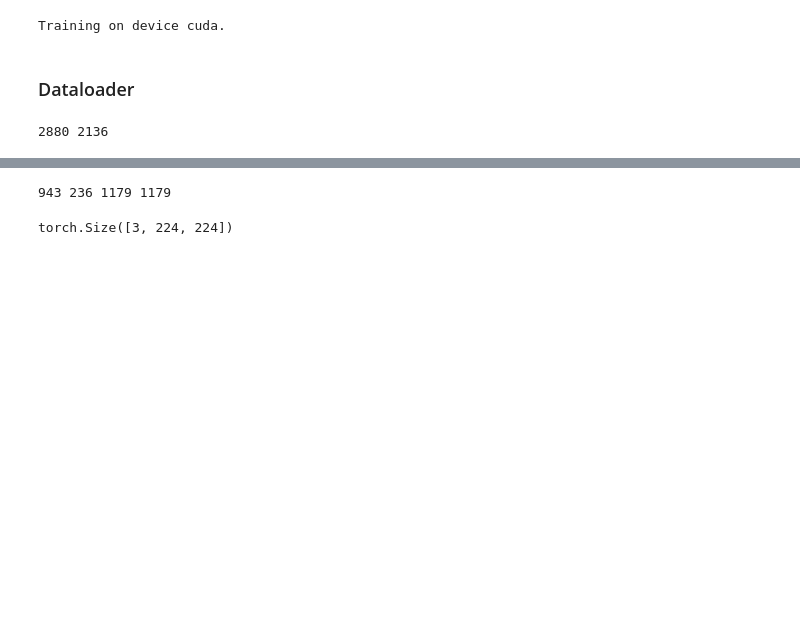
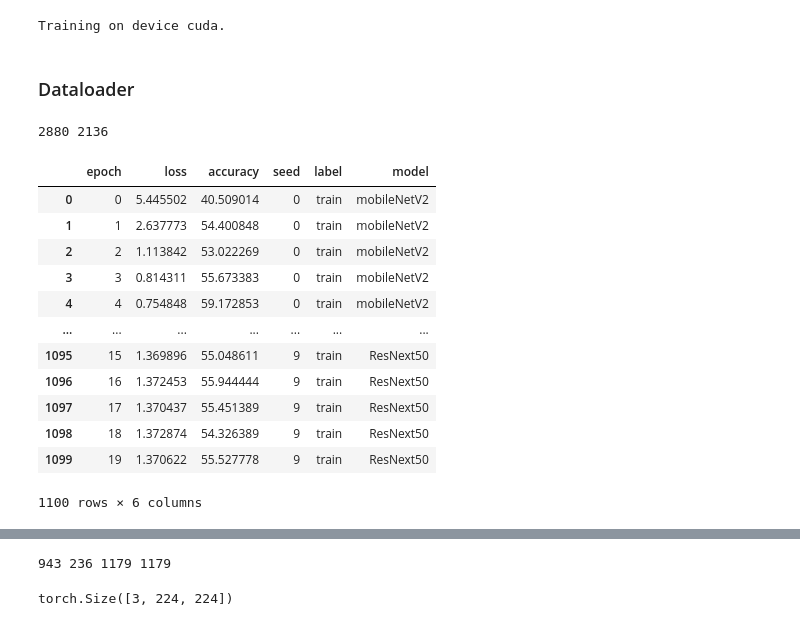
Before and after one commit to Catonpancake/AdvancedNN, a Jupyter notebook: retinatask.ipynb, the cells around one changed output, grey strips where cells are left out. Drawn from its saved outputs; the diff is of its cells as text; code cells hidden in the pictures; blank space fills up the shorter version.

```diff
--- a/retinatask.ipynb
+++ b/retinatask.ipynb
@@ -42,3 +43,53 @@ width, height = image.size
 print(width, height)
 # %% [output]
 2880 2136
+# %%
+with open('mobileNetV2.pkl', 'rb') as f:
+	mobileNetV2 = pkl.load(f)
+with open('densenet201_29647720.pkl', 'rb') as f:
+	densenet201 = pkl.load(f)
+with open('ResNext50.pkl', 'rb') as f:
+	ResNext50 = pkl.load(f)
+
+
+mobileNetV2_t = mobileNetV2.loc[:,['Training Loss','Training Accuracy', 'Seeds']]
+mobileNetV2_v = mobileNetV2.loc[:,['Validation Loss','Validation Accuracy', 'Seeds']]
+mobileNetV2_t = mobileNetV2_t.rename(columns={'Training Loss':'loss', 'Training Accuracy': 'accuracy'})
+mobileNetV2_v = mobileNetV2_v.rename(columns={'Validation Loss':'loss', 'Validation Accuracy': 'accuracy'})
+mobileNetV2_t['lable'] = 'train'
+mobileNetV2_v['lable'] = 'valid'
+mobileNetV2 = pd.concat([mobileNetV2_t,mobileNetV2_v], axis=0)
+mobileNetV2.reset_index(inplace=True)
+mobileNetV2 = mobileNetV2.rename(columns={'Seeds':'seed', 'lable':'label','index': 'epoch'})
+mobileNetV2['model'] = 'mobileNetV2'
+mobileNetV2['accuracy'] = mobileNetV2['accuracy']*100
+
+densenet201 = densenet201.drop(labels='index', axis=1)
+densenet201 = densenet201.rename(columns={'lable':'label'})
+densenet201['model'] = 'densenet201'
+
+ResNext50 = ResNext50.rename(columns={'Seed':'seed'})
+ResNext50 = ResNext50.reset_index(drop=True)
+ResNext50['model'] = 'ResNext50'
+ResNext50['accuracy'] = ResNext50['accuracy']*100
+
+totalresult = pd.DataFrame()
+totalresult = pd.concat([mobileNetV2,densenet201], axis=0)
+totalresult = pd.concat([totalresult,ResNext50], axis=0)
+totalresult = totalresult.reset_index(drop=True)
+# %%
+totalresult
+# %% [output]
+|  | epoch | loss | accuracy | seed | label | model |
+| 0 | 0 | 5.445502 | 40.509014 | 0 | train | mobileNetV2 |
+| 1 | 1 | 2.637773 | 54.400848 | 0 | train | mobileNetV2 |
+| 2 | 2 | 1.113842 | 53.022269 | 0 | train | mobileNetV2 |
+| 3 | 3 | 0.814311 | 55.673383 | 0 | train | mobileNetV2 |
+| 4 | 4 | 0.754848 | 59.172853 | 0 | train | mobileNetV2 |
+| ... | ... | ... | ... | ... | ... | ... |
+| 1095 | 15 | 1.369896 | 55.048611 | 9 | train | ResNext50 |
+| 1096 | 16 | 1.372453 | 55.944444 | 9 | train | ResNext50 |
+| 1097 | 17 | 1.370437 | 55.451389 | 9 | train | ResNext50 |
+| 1098 | 18 | 1.372874 | 54.326389 | 9 | train | ResNext50 |
+| 1099 | 19 | 1.370622 | 55.527778 | 9 | train | ResNext50 |
+1100 rows × 6 columns
```
Also changed, not shown: parts of 2 cells of this notebook.
